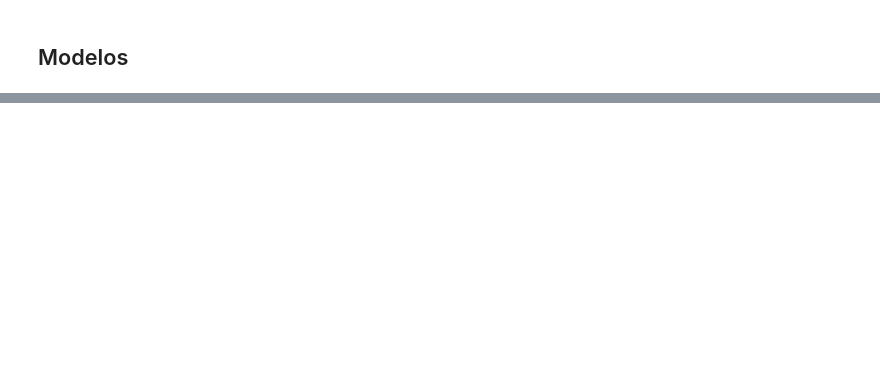
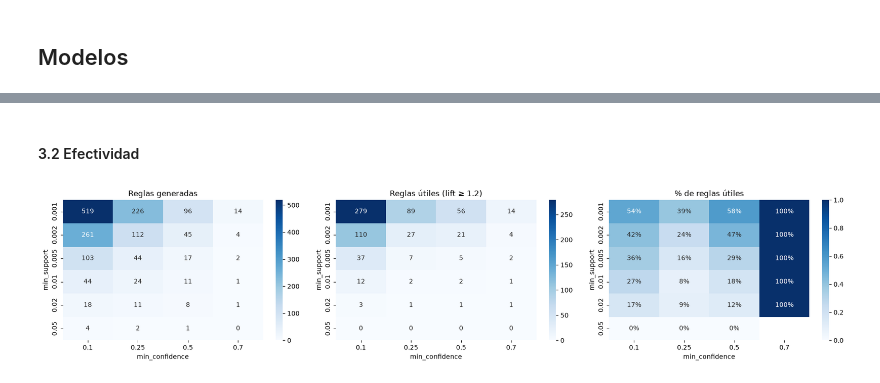
Before and after one commit to ku2a/fp-growth, a Jupyter notebook: main.ipynb, the cells around one changed output, grey strips where cells are left out. Saved outputs shown, nothing was run; the diff lists cells and outputs as text; code cells hidden in the pictures; blank space fills up the shorter version.

```diff
--- a/main.ipynb
+++ b/main.ipynb
@@ -463,0 +506,18 @@ Con soporte 1 % los tres algoritmos devuelven exactamente los mismos itemsets y
+# %% [markdown]
+#### 3.2 Efectividad
+# %%
+quality = experiment[experiment['algorithm'] == 'Apriori'].set_index(['min_support', 'min_confidence'])
+
+fig, ax = plt.subplots(1, 3, figsize=(18, 4))
+for axis, column, title, fmt in zip(
+    ax,
+    ['n_rules', 'n_useful_rules', 'useful_ratio'],
+    ['Reglas generadas', f'Reglas útiles (lift ≥ {USEFUL_LIFT})', '% de reglas útiles'],
+    ['d', 'd', '.0%'],
+):
+    sns.heatmap(quality[column].unstack(), annot=True, fmt=fmt, cmap='Blues', ax=axis)
+    axis.set_title(title)
+plt.tight_layout()
+plt.show()
+# %% [output]
+[figure, added]
```
Also changed, not shown: parts of 52 cells of this notebook.
